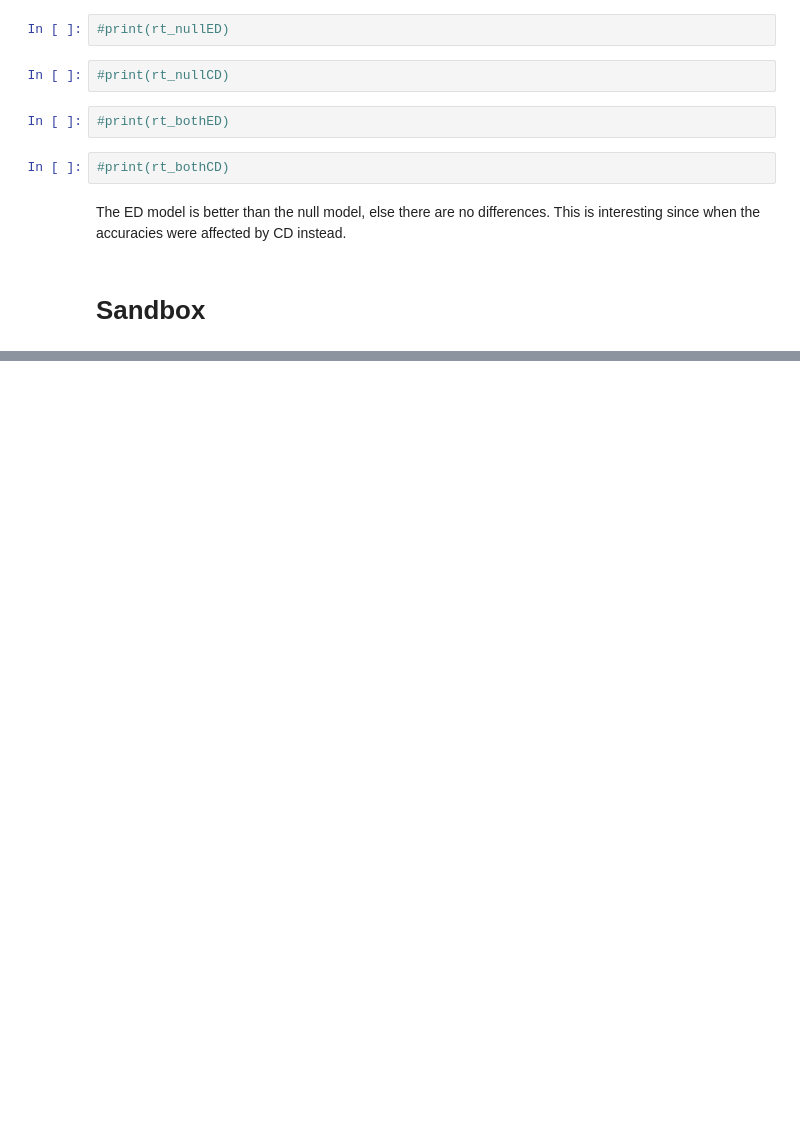
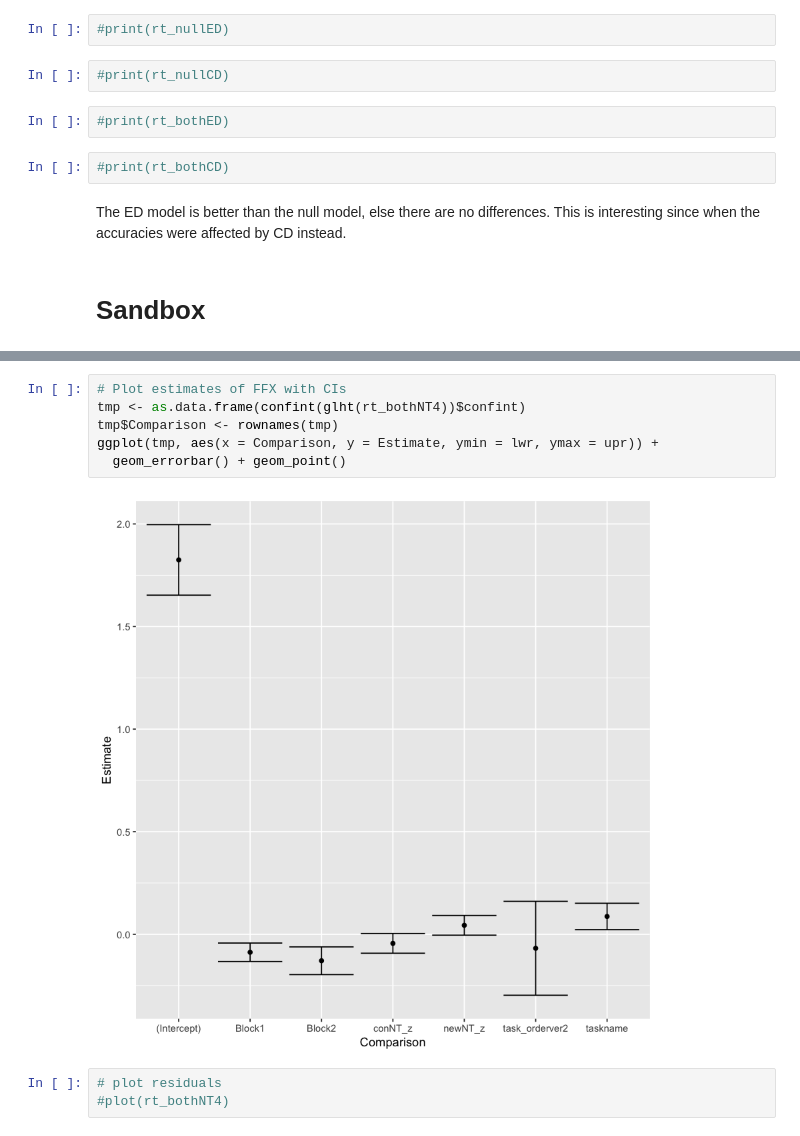
Before and after one commit to oliver-contier/ri_hmax, a Jupyter notebook: lme4_analysis.ipynb, the cells around one changed output, grey strips where cells are left out. Saved outputs shown, nothing was run; the diff lists cells and outputs as text; blank space fills up the shorter version.

```diff
--- a/lme4_analysis.ipynb
+++ b/lme4_analysis.ipynb
@@ -282,0 +412,11 @@ $sub
+# %%
+# Plot estimates of FFX with CIs
+tmp <- as.data.frame(confint(glht(rt_bothNT4))$confint)
+tmp$Comparison <- rownames(tmp)
+ggplot(tmp, aes(x = Comparison, y = Estimate, ymin = lwr, ymax = upr)) +
+  geom_errorbar() + geom_point()
+# %% [output]
+[figure, added]
+# %%
+# plot residuals
+#plot(rt_bothNT4)
```
Also changed, not shown: parts of 50 cells of this notebook, 2 other files.
